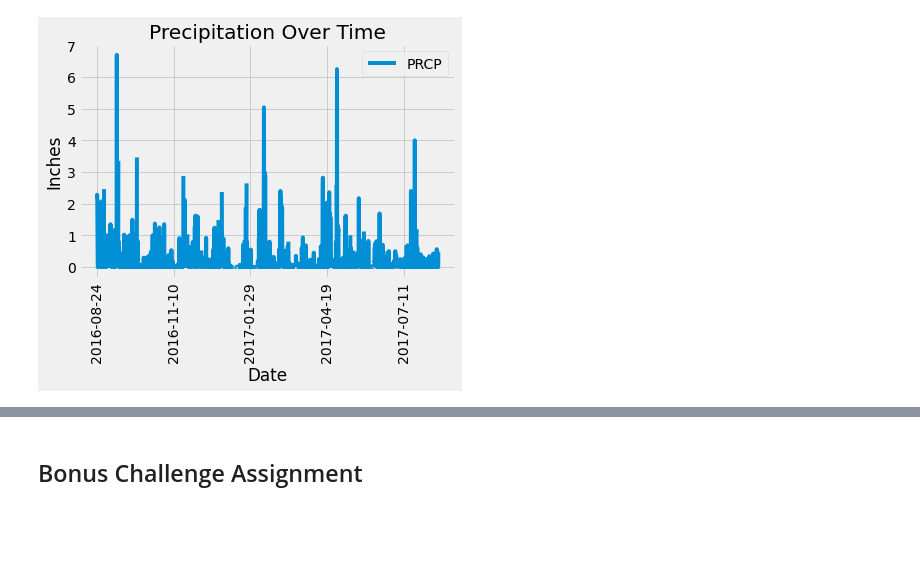
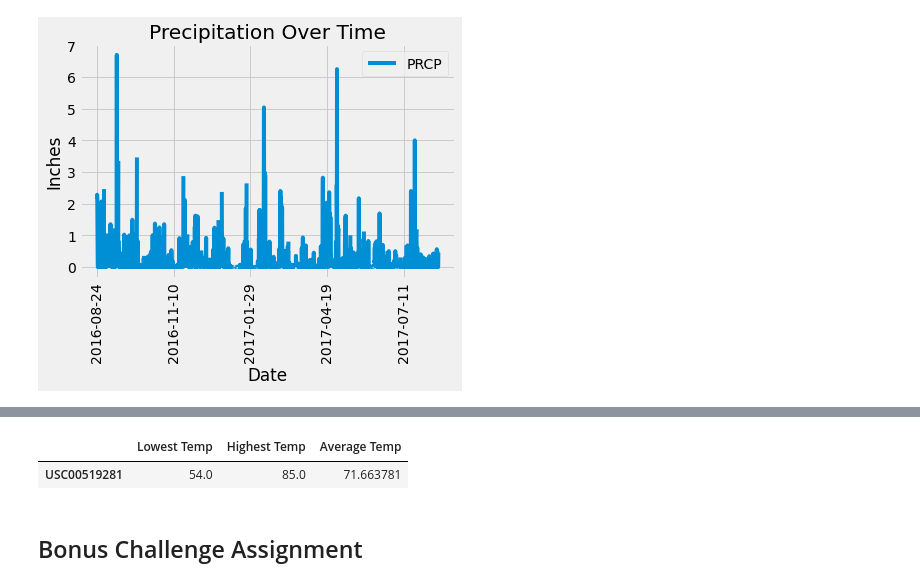
Before and after one commit to abhijitpurru2/sql-alchemy-challenge, a Jupyter notebook: climate_starter.ipynb, the cells around one changed output, grey strips where cells are left out. Cells and saved outputs as stored; diff of their text form; code cells hidden in the pictures; blank space fills up the shorter version.

```diff
--- a/climate_starter.ipynb
+++ b/climate_starter.ipynb
@@ -106,6 +135,18 @@ plt.xticks(rotation=90)
 # %%
 # Using the station id from the previous query, calculate the lowest temperature recorded,
 # highest temperature recorded, and average temperature of the most active station?
+lowestTemp = session.query(func.min(measurement.tobs)).filter(measurement.station == 'USC00519281').all()
+highestTemp = session.query(func.max(measurement.tobs)).filter(measurement.station == 'USC00519281').all()
+averageTemp = session.query(func.avg(measurement.tobs)).filter(measurement.station == 'USC00519281').all()
+
+activeStationInfo = pd.DataFrame({'Lowest Temp' : lowestTemp[0],
+                                  'Highest Temp' : highestTemp[0],
+                                  'Average Temp' : averageTemp[0]},
+                                   index=['USC00519281'])
+activeStationInfo
+# %% [output]
+|  | Lowest Temp | Highest Temp | Average Temp |
+| USC00519281 | 54.0 | 85.0 | 71.663781 |
 # %%
 # Choose the station with the highest number of temperature observations.
 # Query the last 12 months of temperature observation data for this station and plot the results as a histogram
```
Also changed, not shown: parts of 3 cells of this notebook.
